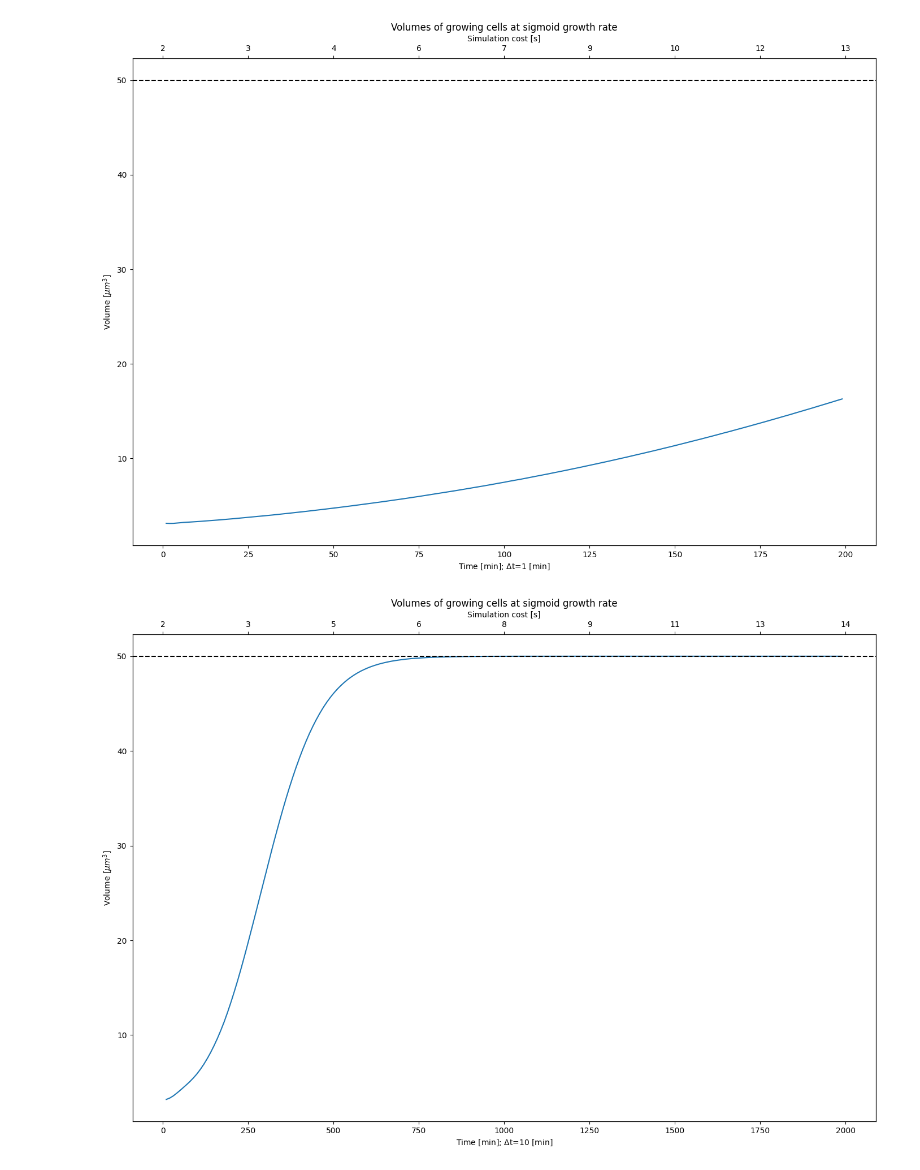
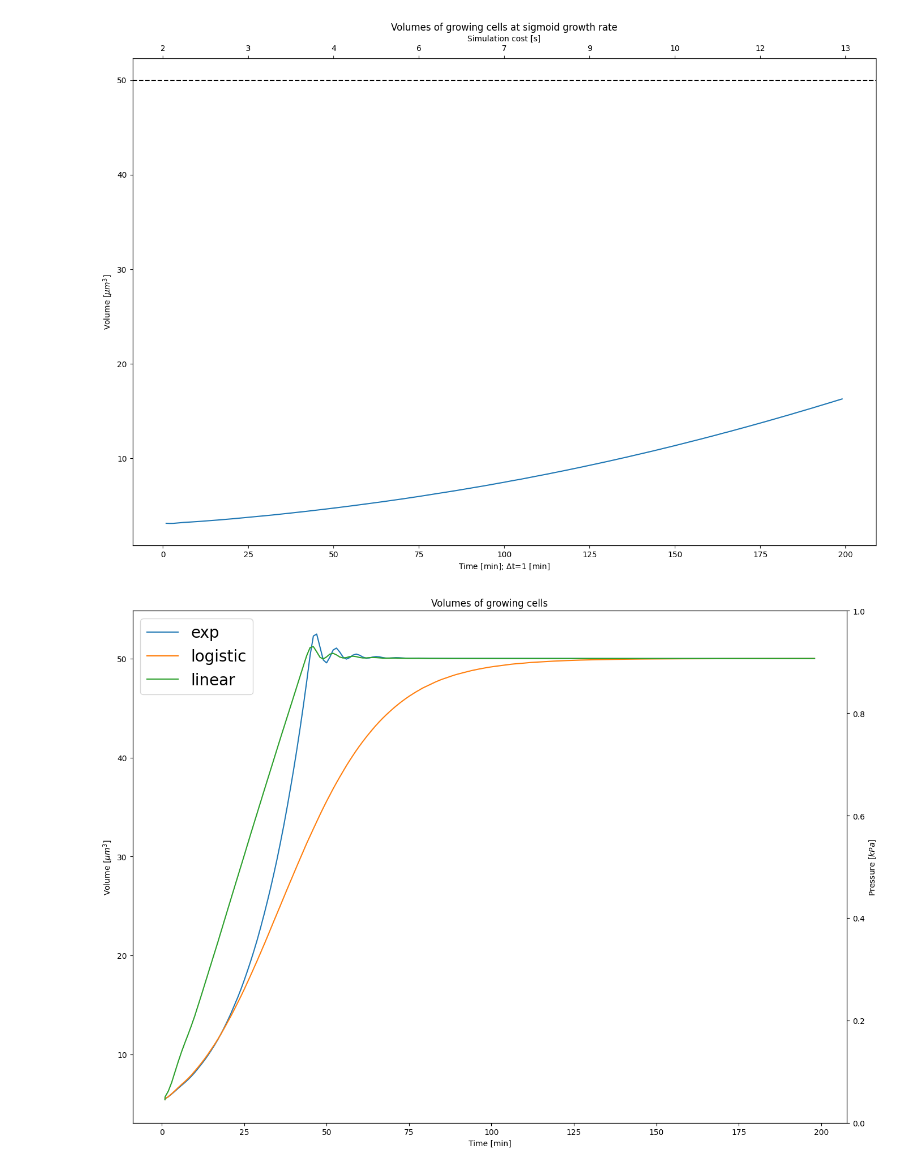
Before and after one commit to smegason/Goo, a Jupyter notebook: _notebooks/volume_control.ipynb, the cells around one changed output. Cells and saved outputs as stored; diff of their text form; code cells hidden in the pictures.

```diff
--- a/_notebooks/volume_control.ipynb
+++ b/_notebooks/volume_control.ipynb
@@ -1293,87 +1293,65 @@ plt.show()
 import json
 import os
 import matplotlib.pyplot as plt
-folder_path = "/Users/antoine/Harvard/MegasonLab/GPU_backup/AntoineRuzette/goo/data/growth/20240201_sigmoidgrowth_benchmark_dt10"
+folder_path = "/Users/antoine/Harvard/MegasonLab/GPU_backup/AntoineRuzette/goo/data/growth/20240312_labmeeting"
 
 # Define target and gf values
-targets = [50]
-gfs = [0.01]
+targets = ['exp', 'logistic', 'linear']
 
 # Generate combinations
-combinations = [(target, gf) for target in targets for gf in gfs]
-indiv_file_name = '20240201_sigmoidgrowth_benchmark'
+indiv_file_name = '20240312_labmeeting'
 
 # Plotting
 fig, ax1 = plt.subplots(figsize=(14, 10))
-ax2 = ax1.twiny()  # Create a secondary x-axis
+ax2 = ax1.twinx()
 
 for target in targets:
-    for gf in gfs:
-        # Construct file paths
-        volumes_path = os.path.join(folder_path, f"{indiv_file_name}_target{target}_gf{gf}_volumes.json")
-        times_path = os.path.join(folder_path, f"{indiv_file_name}_target{target}_gf{gf}_times.json")
-        frames_path = os.path.join(folder_path, f"{indiv_file_name}_target{target}_gf{gf}_frame_cells.json")
-        pressures_path = os.path.join(folder_path, f"{indiv_file_name}_target{target}_gf{gf}_pressures.json")
+    # Construct file paths
+    volumes_path = os.path.join(folder_path, f"{indiv_file_name}_{target}_volumes.json")
+    #times_path = os.path.join(folder_path, f"{indiv_file_name}_target{target}_gf{gf}_times.json")
+    frames_path = os.path.join(folder_path, f"{indiv_file_name}_{target}_frame_cells.json")
+    pressures_path = os.path.join(folder_path, f"{indiv_file_name}_{target}_pressures.json")
 
-        # Load JSON files and assign variables
-        with open(volumes_path, 'r') as f:
-            volumes = json.load(f)
+    # Load JSON files and assign variables
+    with open(volumes_path, 'r') as f:
+        volumes = json.load(f)
 
-        with open(times_path, 'r') as f:
-            times = json.load(f)
+    with open(frames_path, 'r') as f:
+        frames_data = json.load(f)
 
-        with open(frames_path, 'r') as f:
-            frames = json.load(f)
+    with open(pressures_path, 'r') as f:
+        pressures = json.load(f)
 
-        with open(pressures_path, 'r') as f:
-            pressures = json.load(f)
+    # Create variable names dynamically
+    volumes_variable_name = f'{target}'
+    frames_variable_name = f'{target}'
 
-        # Create variable names dynamically
-        volumes_variable_name = f'volumes_tg{target}_gf{gf}'
-        times_variable_name = f'times_tg{target}_gf{gf}'
-        frames_variable_name = f'frames_tg{target}_gf{gf}'
-        pressures_variable_name = f'pressures_tg{target}_gf{gf}'
-
-        for cell_name, volumes in volumes.items():
-            frames = frames[cell_name]
-            frames = [frame * 10 for frame in frames]
-            # Truncate frames if longer than volumes
-            if len(frames) > len(volumes):
-                frames = frames[:len(volumes)]
-                frames = [frame * 10 for frame in frames]
-            ax1.plot(frames, volumes, label=volumes_variable_name)
-
-# Plotting the secondary x-axis with the converted numerical data at regular intervals
-keys = list(times.keys())[::15]  # Select keys at regular intervals
-values = [times[key] for key in keys]  # Corresponding values
-
-ax2.set_xlim(ax1.get_xlim())  # Set limits to match the primary x-axis
-# ax2.set_xticks(map(int, keys))  # Set the ticks using the selected keys
-ax2.set_xticklabels([f'{value:.0f}' for value in values])  # Set labels using the corresponding values
-
-# Add horizontal lines
-for target in targets:
-    ax1.axhline(y=target, color='black', linestyle='--')
-
-ax2.set_xlabel('simulation cost [s]')
+    for cell_name, volumes in volumes.items():
+        frames = frames_data[cell_name]
+        frames = [frame * 1 for frame in frames]
+        # Truncate frames if longer than volumes
+        if len(frames) > len(volumes):
+            frames = frames[:len(volumes)]
+            frames = [frame * 1 for frame in frames]
+        ax1.plot(frames, volumes, label=volumes_variable_name)
 
 # Convert frame numbers to time in seconds
 # times = [sim_time for sim_time in frame_data]
 # ax2.plot(times, alpha=0)  # Plotting on the secondary x-axis
 
-ax1.set_xlabel(r'Time [min]; $\Delta$t=10 [min]')
+ax1.set_xlabel(r'Time [min]')
 ax1.set_ylabel(r'Volume [$\mu m^3$]')
-ax2.set_xlabel(r'Simulation cost [s]')
-
-ax1.set_title(f'Volumes of growing cells at sigmoid growth rate')
+ax2.set_ylabel(r'Pressure [$kPa$]')
+ax1.legend(fontsize = 20)
+ax1.set_title(f'Volumes of growing cells')
 # Legend outside the plot to the right
 #ax1.legend(title=r'Target volumes [$\mu m^3$] and growth rate $r$ [-]:', loc='upper left', bbox_to_anchor=(1, 1), ncol=1)
 # ax1.grid(True)
 
 # Saving the plot with tight layout
 plt.tight_layout()
-plt.savefig("20240123_exponential_growth_all_targets.png", bbox_inches='tight', transparent=False, dpi=500)
+plt.savefig("/Users/antoine/Harvard/MegasonLab/GPU_backup/AntoineRuzette/goo/data/growth/20240312_labmeeting/A_20240312_labmeeting_growth.png", bbox_inches='tight', transparent=False, dpi=300)
 
 plt.show()
 # %% [output]
-[figure, old version]
+[figure, new version]
```
Also changed, not shown: 4 other files.
